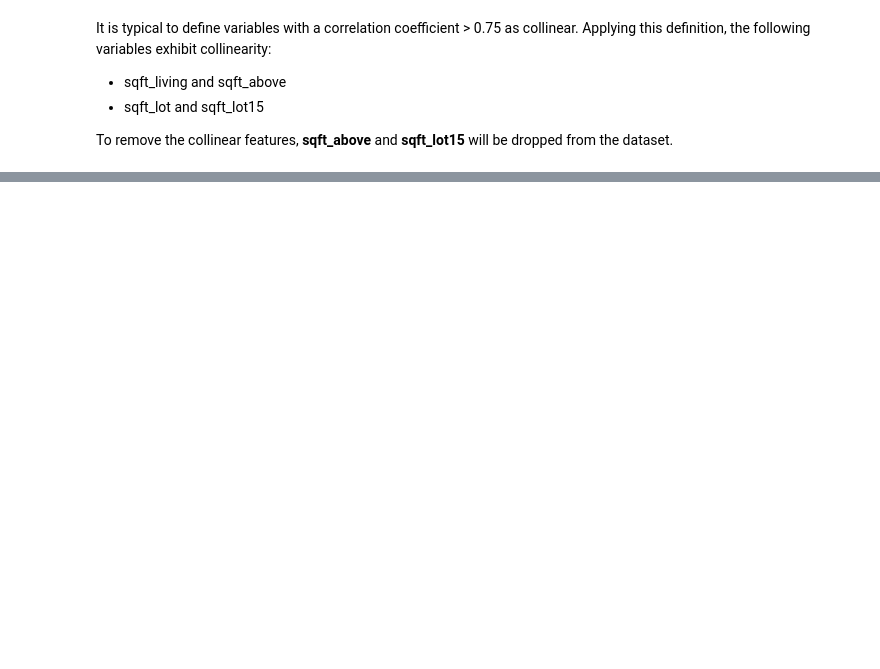
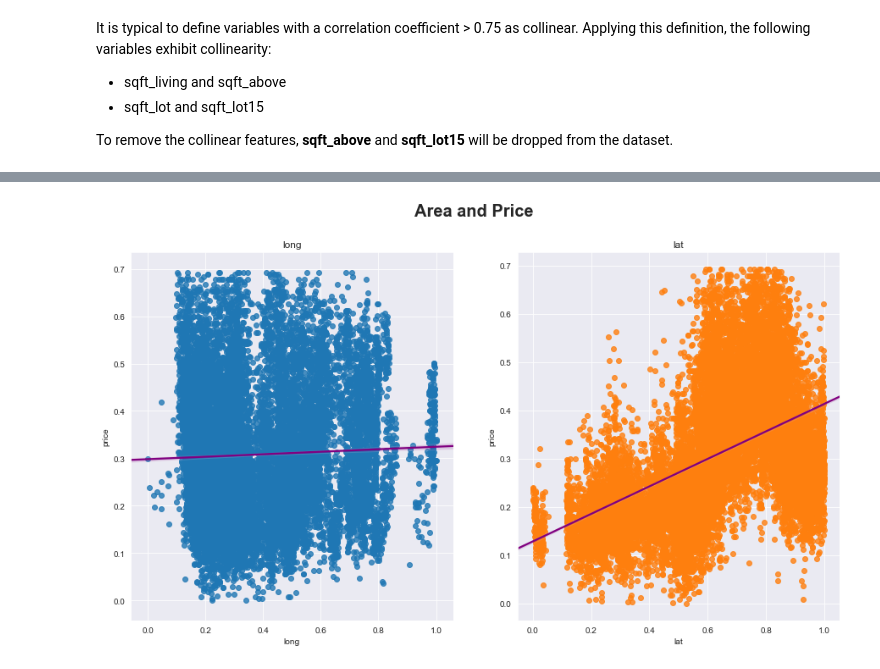
Before and after one commit to isobeldaley/dsc-v2-mod1-final-project-online-ds-ft-071519, a Jupyter notebook: student.ipynb, the cells around one changed output, grey strips where cells are left out. Saved outputs shown, nothing was run; the diff lists cells and outputs as text; code cells hidden in the pictures; blank space fills up the shorter version.

```diff
--- a/student.ipynb
+++ b/student.ipynb
@@ -747,0 +606,15 @@ plt.show()
+# %%
+## A new figure is created, with 2 subplots.  The figure is given a title.
+
+fig, axes = plt.subplots(nrows=1, ncols=2)
+fig.subplots_adjust(hspace=0.2, wspace=0.2)
+fig.set_size_inches(15, 8)
+fig.suptitle("Area and Price", fontsize=20, fontweight='bold')
+
+## This for loop creates a regplot for latitude and longitude.  A regplot is a scatter plot, with a line of best fit.
+
+for ax, var in zip(axes.flatten(), ['long', 'lat']):
+    sns.regplot(x=var, y='price', data=kc_data, ax=ax, line_kws={"color": 'purple'})
+    ax.set(title=var)
+# %% [output]
+[figure, added]
```
Also changed, not shown: parts of 72 cells of this notebook.
